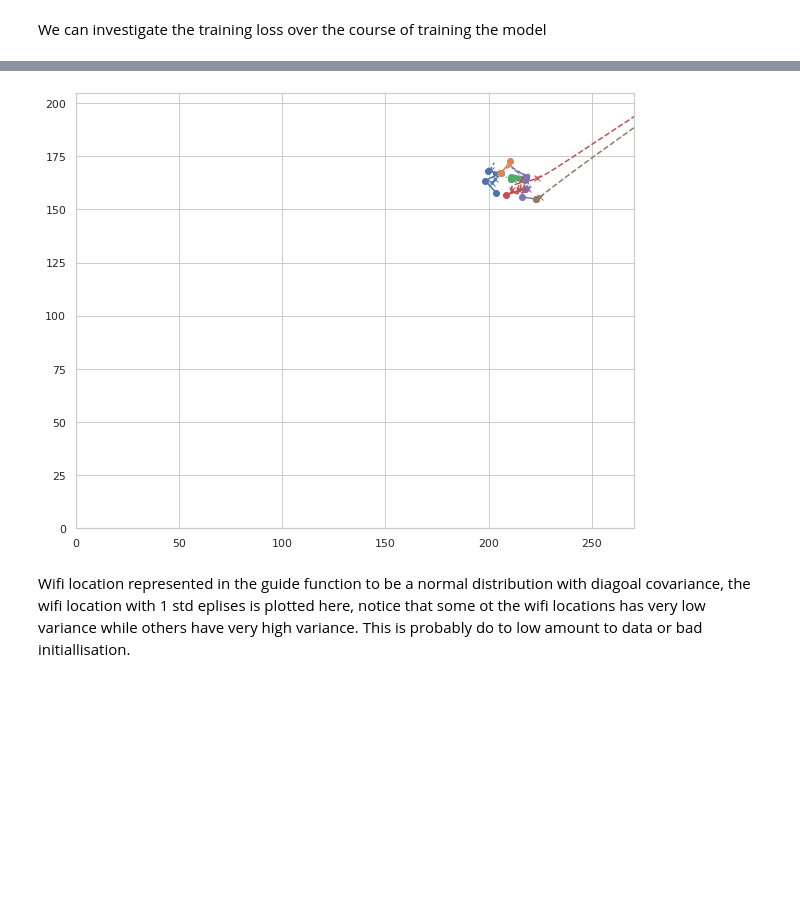
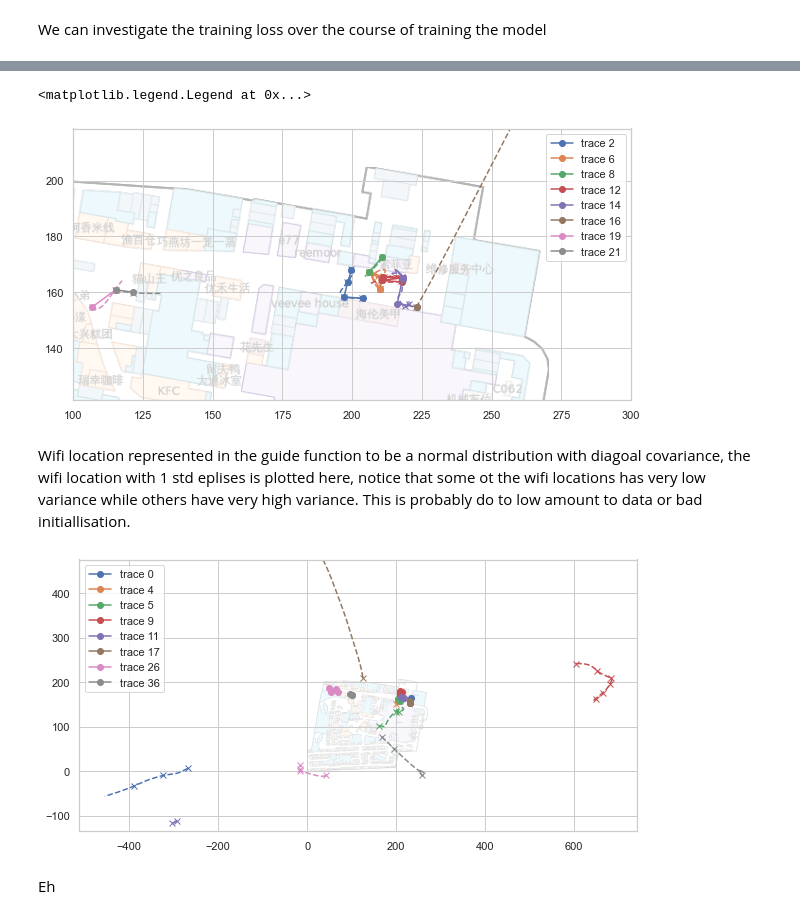
Before and after one commit to sorenhartmann/indoor-location-navigation, a Jupyter notebook: notebooks/2-wifi-model.ipynb, the cells around one changed output, grey strips where cells are left out. Drawn from its saved outputs; the diff is of its cells as text; code cells hidden in the pictures; blank space fills up the shorter version.

```diff
--- a/notebooks/2-wifi-model.ipynb
+++ b/notebooks/2-wifi-model.ipynb
@@ -109,9 +123,9 @@ We have patitioned the data into a test and training set. (also validation, howe
 # %%
 train_indices = (~floor_data.test_mask & ~floor_data.validation_mask).nonzero().flatten()
-validation_indices = floor_data.validation_mask.nonzero().flatten()
-[2,5,10,20, 30]
-mini_batch_train = floor_data[train_indices[1:7]]
-mini_batch_validation = floor_data[validation_indices[1:7]]
+test_indices = floor_data.test_mask.nonzero().flatten()
+
+mini_batch_train = floor_data_full[train_indices[1:17:2]]
+mini_batch_test = floor_data_full[test_indices[:8]]
 # %%
 torch.manual_seed(123)
 wifi_model = WifiModel(floor_data)
@@ -214,11 +222,27 @@ plt.show()
-# %%
-fig, ax = plt.subplots(figsize = (10,8))
-plot_traces(wifi_model, mini_batch_train)
-plt.xlim(0,floor_width)
-plt.ylim(0,floor_height)
-plt.show()
-# %% [output]
-[figure, removed]
+# %%
+plt.figure(figsize=(10, 5))
+plt.imshow(floor_image, extent=(0, floor_width, 0, floor_height), alpha=0.3)
+plot_traces(wifi_model, mini_batch_train)
+plt.axis("equal");
+plt.xlim(100, 300)
+plt.ylim((140, 200))
+plt.legend()
+# %% [output]
+<matplotlib.legend.Legend at 0x...>
+[figure, added]
 # %% [markdown]
 Wifi location represented in the guide function to be a normal distribution with diagoal covariance, the wifi location with 1 std eplises is plotted here, notice that some ot the wifi locations has very low variance while others have very high variance. This is probably do to low amount to data or bad initiallisation.
+# %%
+plt.figure(figsize=(10, 5))
+plt.imshow(floor_image, extent=(0, floor_width, 0, floor_height), alpha=0.3)
+plot_traces(wifi_model, mini_batch_test)
+plt.axis("equal");
+plt.ylim((140, 200))
+
+plt.legend()
+plt.show()
+# %% [output]
+[figure, added]
+# %% [markdown]
+Eh
 # %%
```
Also changed, not shown: parts of 13 cells of this notebook, 1 other file.
